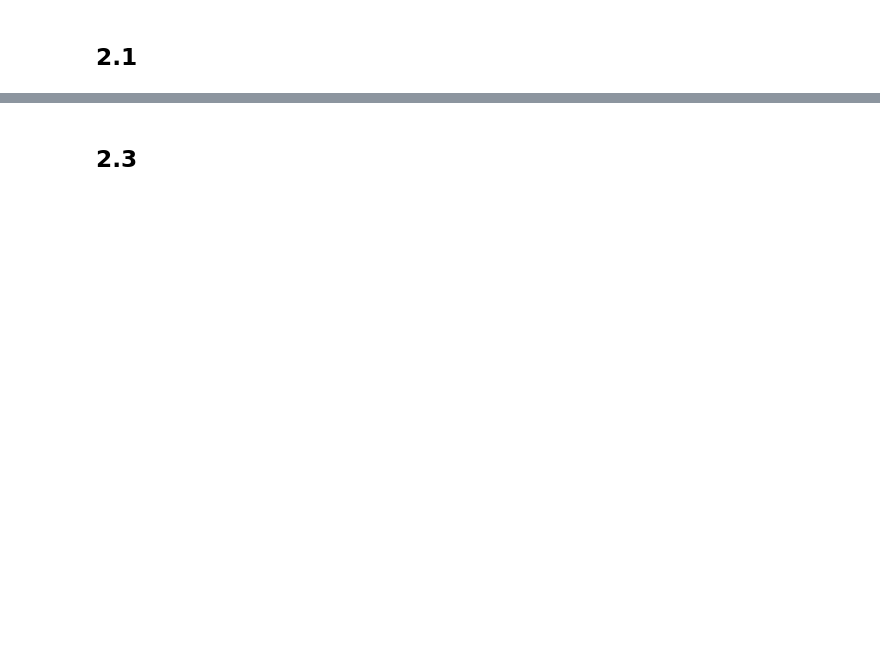
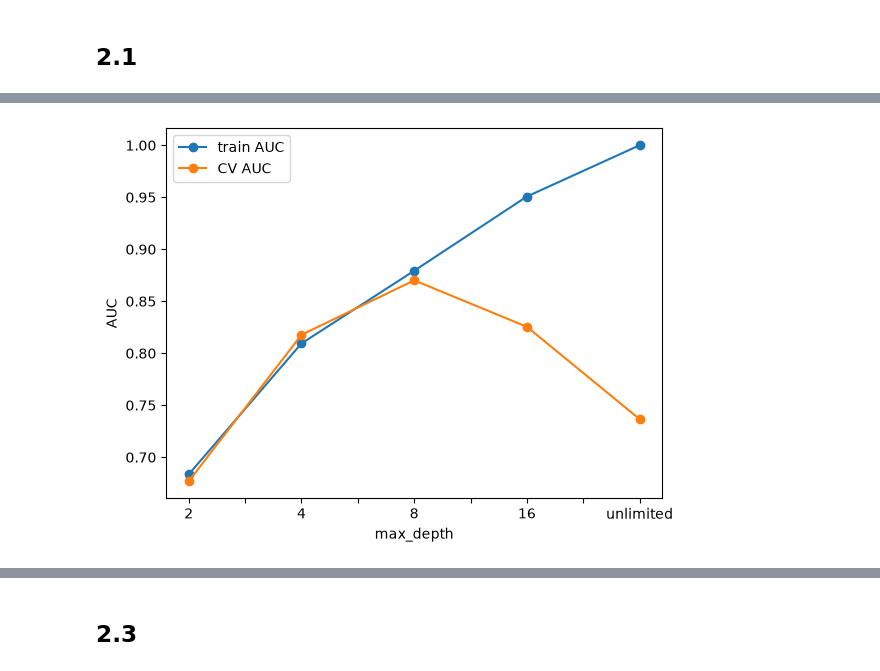
Before and after one commit to clejdan/4300, a Jupyter notebook: Assignment_3/Assignment_3.ipynb, the cells around one changed output, grey strips where cells are left out. Drawn from its saved outputs; the diff is of its cells as text; code cells hidden in the pictures; blank space fills up the shorter version.

```diff
--- a/Assignment_3/Assignment_3.ipynb
+++ b/Assignment_3/Assignment_3.ipynb
@@ -622,0 +760,10 @@ print(df.groupby(df["days_in_waiting_list"] > 0)["is_canceled"].agg(["mean", "co
+# %%
+# How much AUC do we give up by training the SVM on a subsample?
+rows, svm_results = [], {}
+for n in [2000, 5000, 10000, 20000]:
+    start = time.time()
+    oof, aucs = cv_scores(svm, svm_score, n_sub=n)
+    svm_results[n] = (oof, aucs)
+    rows.append({"training rows per fold": n, "CV AUC": round(np.mean(aucs), 4),
+                 "seconds": round(time.time() - start, 1)})
+pd.DataFrame(rows)
@@ -622,0 +782,8 @@ print(df.groupby(df["days_in_waiting_list"] > 0)["is_canceled"].agg(["mean", "co
+# %%
+logreg_oof, logreg_aucs = cv_scores(logreg, logreg_score)
+svm_oof, svm_aucs = svm_results[20000]
+
+results = pd.DataFrame([
+    report("Logistic regression", logreg_oof, logreg_aucs, default_threshold=0.5),
+    report("RBF SVM (20,000-row subsample)", svm_oof, svm_aucs, default_threshold=0.0)])
+results.round(3)
@@ -622,0 +794,5 @@ print(df.groupby(df["days_in_waiting_list"] > 0)["is_canceled"].agg(["mean", "co
+# %%
+print("Overbook nobody:    €", cost_nobody)
+print("Overbook everybody: €", cost_everybody)
+for _, r in results.iterrows():
+    print(f"{r['model']}: €{r['total cost (€)']:,} ({1 - r['total cost (€)'] / cost_nobody:.1%} cheaper than overbooking nobody)")
@@ -626,0 +825,14 @@ print(df.groupby(df["days_in_waiting_list"] > 0)["is_canceled"].agg(["mean", "co
+# %%
+# 2.1  Decision trees of depths 2, 4, 6, 8
+from sklearn.ensemble import GradientBoostingClassifier, RandomForestClassifier
+
+rows = []
+for d in [2, 4, 8, 16, None]:
+    tree = make_pipeline(preprocess, DecisionTreeClassifier(max_depth=d, random_state=42))
+    _, cv_aucs = cv_scores(tree, lambda m, X: m.predict_proba(X)[:, 1])
+    tree.fit(X_tr, y_tr)
+    rows.append({"max_depth": str(d or "unlimited"),
+                 "train AUC": roc_auc_score(y_tr, tree.predict_proba(X_tr)[:, 1]),
+                 "CV AUC": np.mean(cv_aucs)})
+depth_table = pd.DataFrame(rows).round(4)
+depth_table
@@ -626,0 +846,4 @@ print(df.groupby(df["days_in_waiting_list"] > 0)["is_canceled"].agg(["mean", "co
+# %%
+depth_table.plot(x="max_depth", y=["train AUC", "CV AUC"], marker="o", ylabel="AUC");
+# %% [output]
+[figure, added]
```
Also changed, not shown: parts of 68 cells of this notebook.
